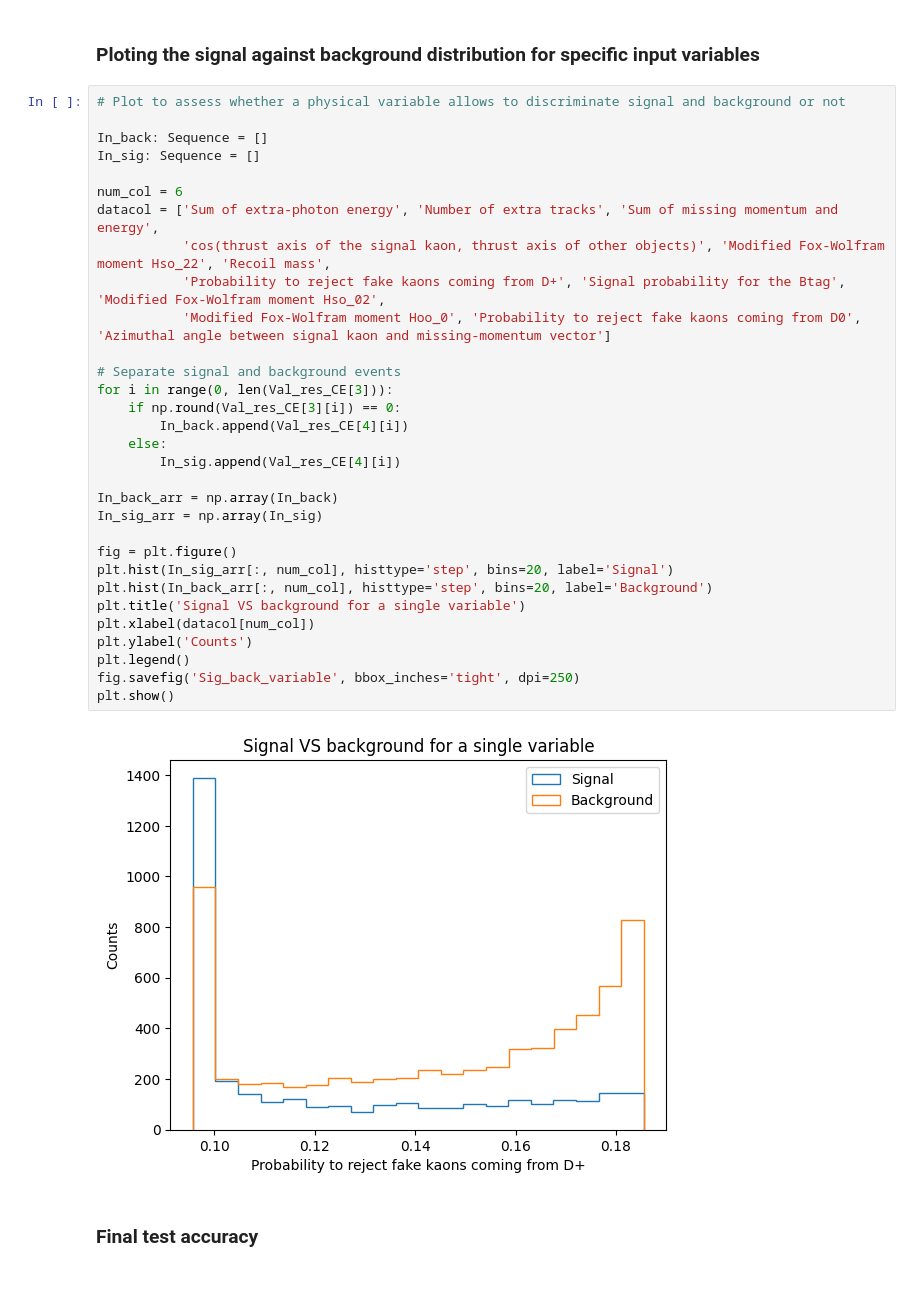
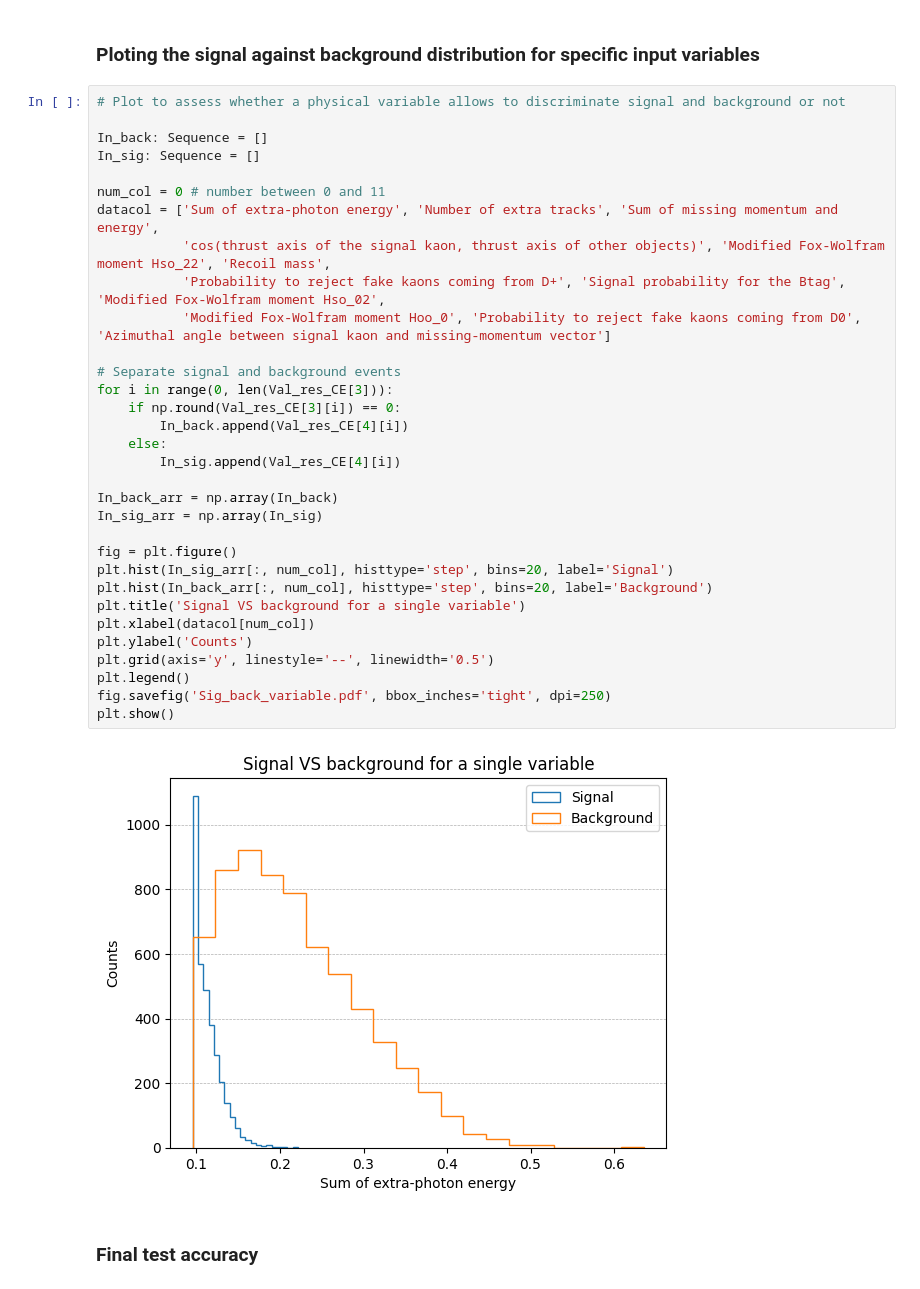
Before and after one commit to Cyrjl/Make-of-neural-network-with-numpy, a Jupyter notebook: Final_NeuralNet.ipynb, the cells around one changed output. Saved outputs shown, nothing was run; the diff lists cells and outputs as text.

```diff
--- a/Final_NeuralNet.ipynb
+++ b/Final_NeuralNet.ipynb
@@ -394,36 +402,37 @@ Acc_article = np.mean(Round_article_test==bin_labels_test) * 100
 # %%
 # Plot to assess whether a physical variable allows to discriminate signal and background or not
 
 In_back: Sequence = []
 In_sig: Sequence = []
 
-num_col = 6
+num_col = 0 # number between 0 and 11
 datacol = ['Sum of extra-photon energy', 'Number of extra tracks', 'Sum of missing momentum and energy',
            'cos(thrust axis of the signal kaon, thrust axis of other objects)', 'Modified Fox-Wolfram moment Hso_22', 'Recoil mass',
            'Probability to reject fake kaons coming from D+', 'Signal probability for the Btag', 'Modified Fox-Wolfram moment Hso_02',
            'Modified Fox-Wolfram moment Hoo_0', 'Probability to reject fake kaons coming from D0', 'Azimuthal angle between signal kaon and missing-momentum vector']
 
 # Separate signal and background events
 for i in range(0, len(Val_res_CE[3])):
     if np.round(Val_res_CE[3][i]) == 0:
         In_back.append(Val_res_CE[4][i])
     else:
         In_sig.append(Val_res_CE[4][i])
 
 In_back_arr = np.array(In_back)
 In_sig_arr = np.array(In_sig)
 
 fig = plt.figure()
 plt.hist(In_sig_arr[:, num_col], histtype='step', bins=20, label='Signal')
 plt.hist(In_back_arr[:, num_col], histtype='step', bins=20, label='Background')
 plt.title('Signal VS background for a single variable')
 plt.xlabel(datacol[num_col])
 plt.ylabel('Counts')
+plt.grid(axis='y', linestyle='--', linewidth='0.5')
 plt.legend()
-fig.savefig('Sig_back_variable', bbox_inches='tight', dpi=250)
+fig.savefig('Sig_back_variable.pdf', bbox_inches='tight', dpi=250)
 plt.show()
 # %% [output]
-[figure, old version]
+[figure, new version]
 # %% [markdown]
 ### Final test accuracy
 # %%
```
Also changed, not shown: parts of 9 cells of this notebook.
